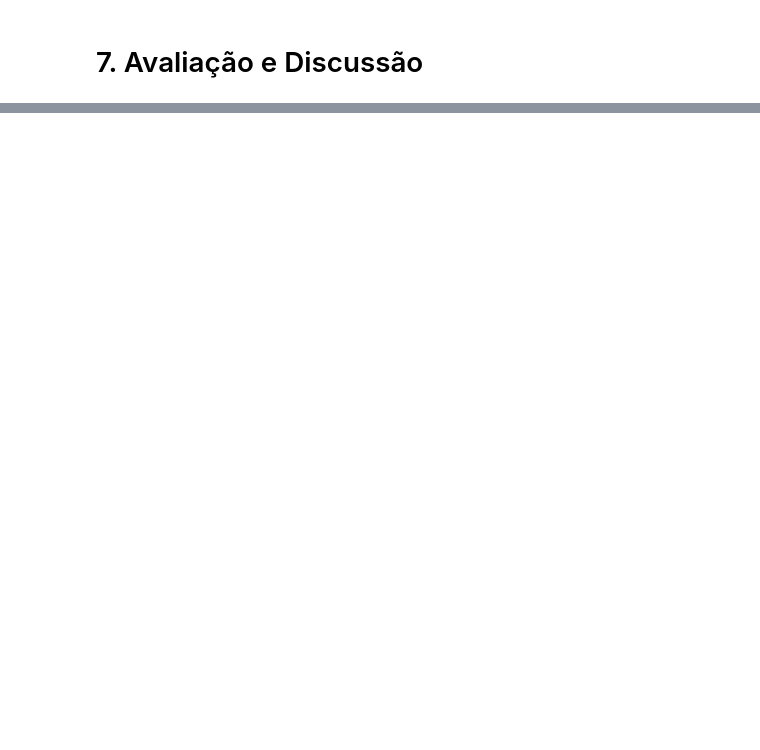
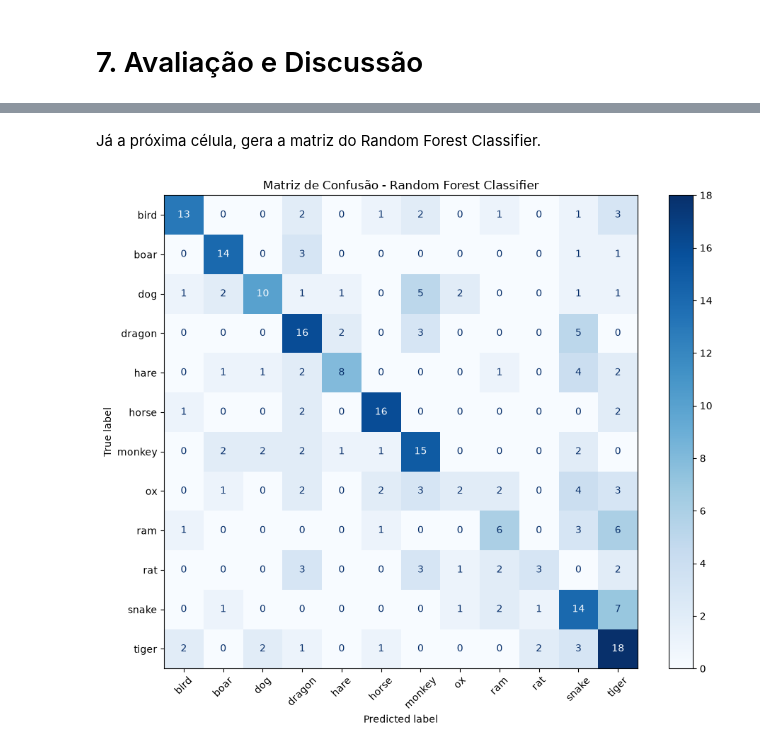
Before and after one commit to luizpoderoso/fia-mao-naruto, a Jupyter notebook: notebook.ipynb, the cells around one changed output, grey strips where cells are left out. Cells and saved outputs as stored; diff of their text form; code cells hidden in the pictures; blank space fills up the shorter version.

```diff
--- a/notebook.ipynb
+++ b/notebook.ipynb
@@ -933,0 +966,20 @@ weighted avg       0.53      0.52      0.50       262
+# %% [markdown]
+Já a próxima célula, gera a matriz do Random Forest Classifier.
+# %%
+import matplotlib.pyplot as plt
+from sklearn.metrics import ConfusionMatrixDisplay
+
+fig, ax = plt.subplots(figsize=(10, 8))
+ConfusionMatrixDisplay.from_predictions(
+    y_test,
+    y_pred_rf,
+    cmap='Blues',
+    ax=ax,
+    xticks_rotation=45
+)
+
+plt.title("Matriz de Confusão - Random Forest Classifier")
+plt.tight_layout()
+plt.show()
+# %% [output]
+[figure, added]
```
Also changed, not shown: parts of 7 cells of this notebook.
